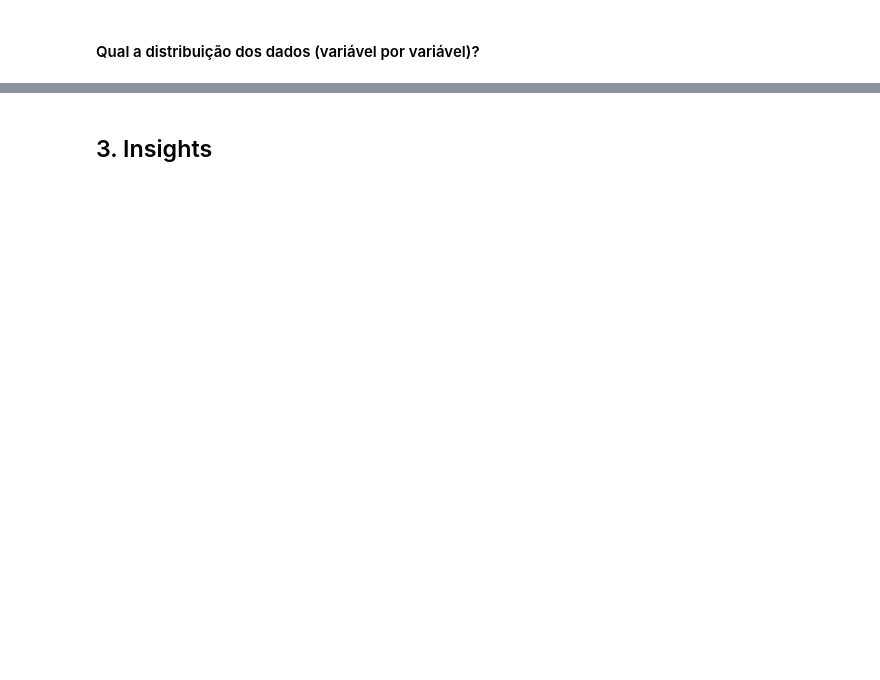
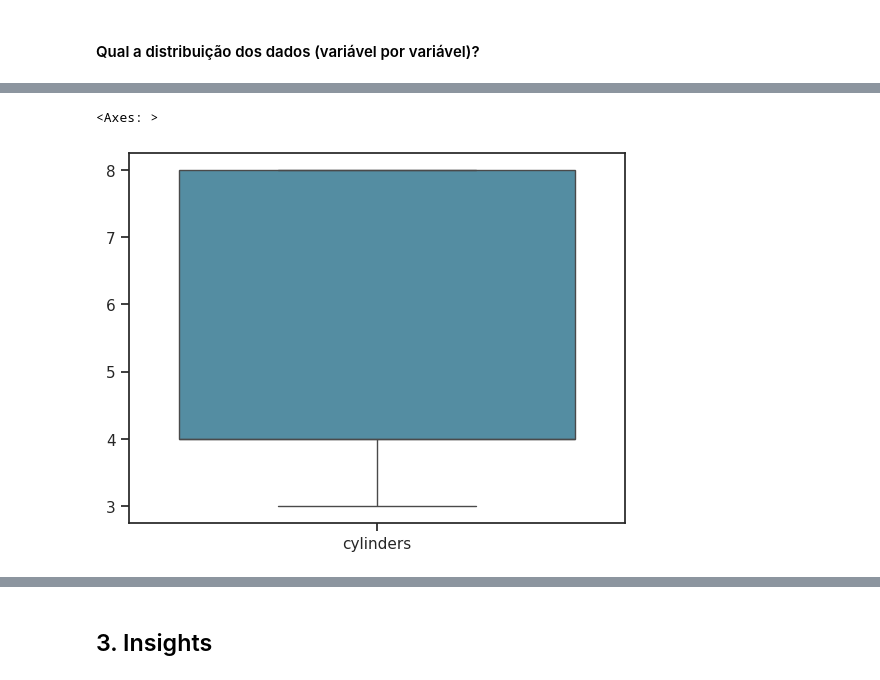
Before and after one commit to adiosCarla/avanti-bootcamp-cdd, a Jupyter notebook: notebooks/01-exploratory_data_analysis.ipynb, the cells around one changed output, grey strips where cells are left out. Saved outputs shown, nothing was run; the diff lists cells and outputs as text; code cells hidden in the pictures; blank space fills up the shorter version.

```diff
--- a/notebooks/01-exploratory_data_analysis.ipynb
+++ b/notebooks/01-exploratory_data_analysis.ipynb
@@ -147,0 +165,5 @@ plt.show()
+# %%
+sns.boxplot(df[["cylinders"]])
+# %% [output]
+<Axes: >
+[figure, added]
```
Also changed, not shown: parts of 15 cells of this notebook.
